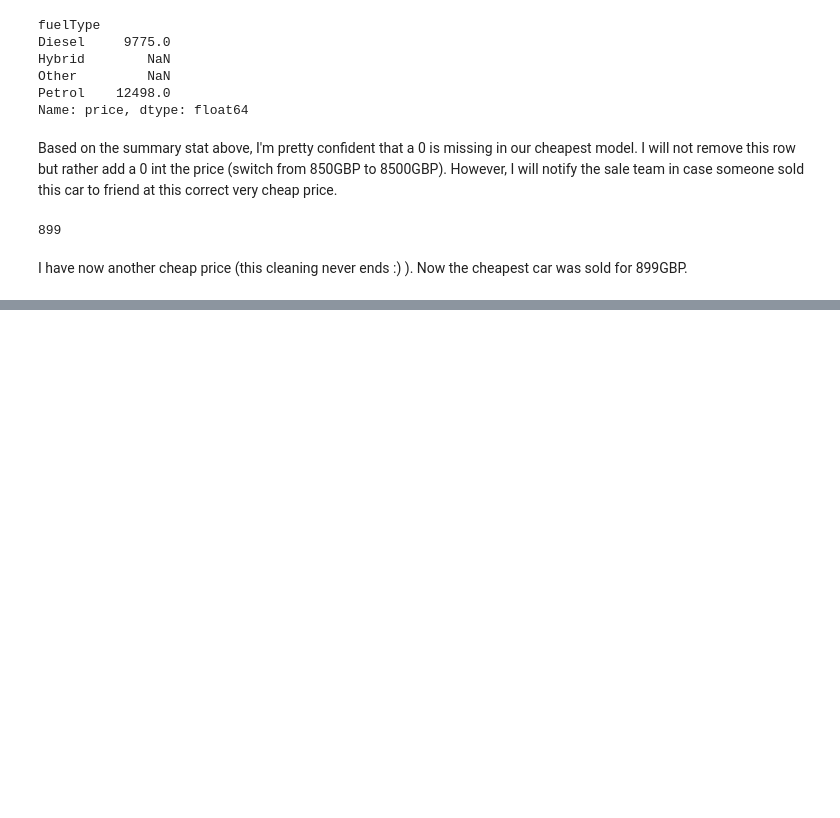
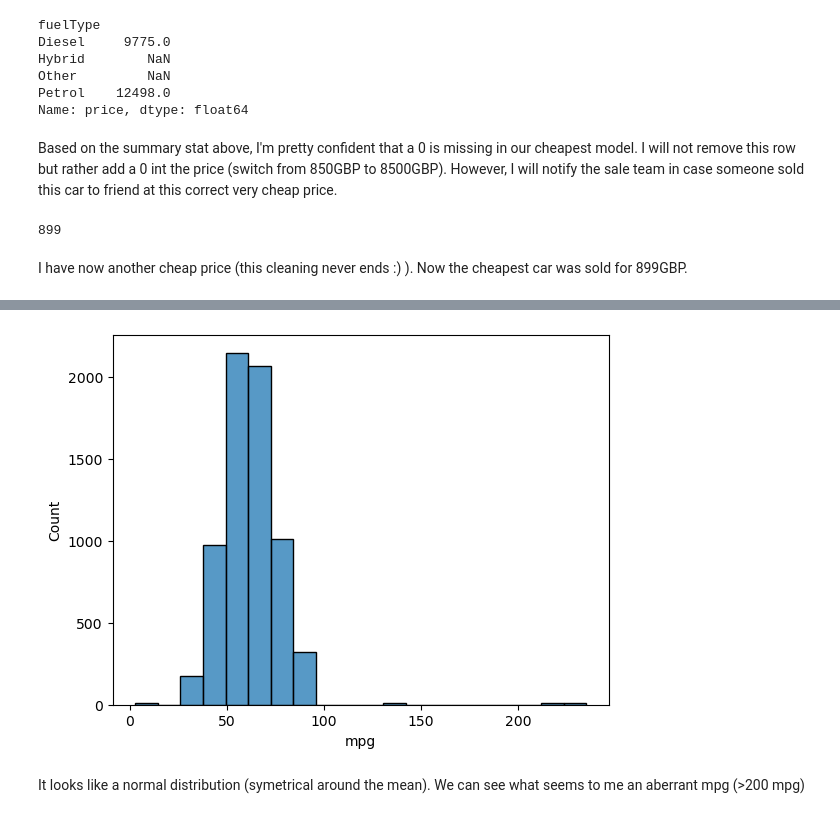
Before and after one commit to flylight-max/project-Datacamp, a Jupyter notebook: my_analysis_car_sales.ipynb, the cells around one changed output, grey strips where cells are left out. Saved outputs shown, nothing was run; the diff lists cells and outputs as text; code cells hidden in the pictures; blank space fills up the shorter version.

```diff
--- a/my_analysis_car_sales.ipynb
+++ b/my_analysis_car_sales.ipynb
@@ -286,0 +418,7 @@ print(potential_e_cars.head())
+# %%
+sns.histplot(car_sales["mpg"], bins=20)
+plt.show()
+# %% [output]
+[figure, added]
+# %% [markdown]
+It looks like a normal distribution (symetrical around the mean). We can see what seems to me an aberrant mpg (>200 mpg)
```
Also changed, not shown: parts of 30 cells of this notebook.
